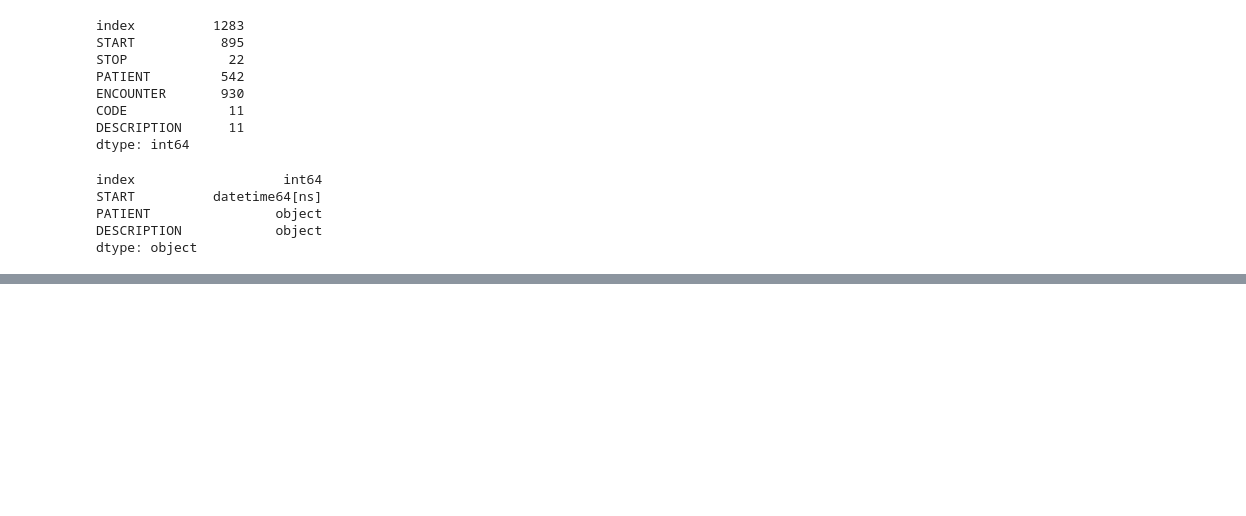
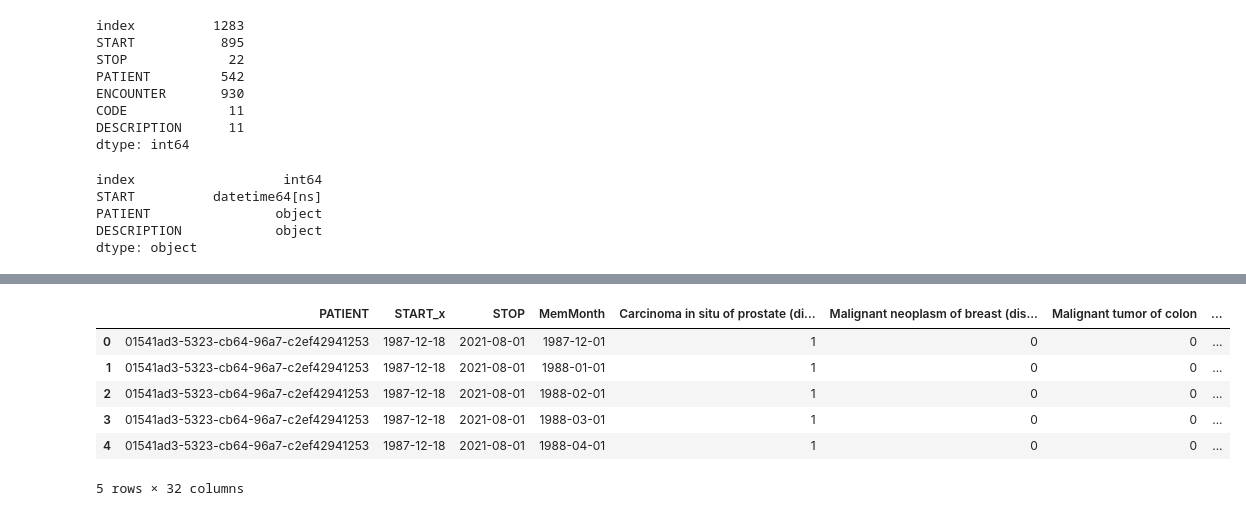
Before and after one commit to wanderer-yh/EHR---Team-6-Project, a Jupyter notebook: Member Month Master Table (Working Copy).ipynb, the cells around one changed output, grey strips where cells are left out. Cells and saved outputs as stored; diff of their text form; code cells hidden in the pictures; blank space fills up the shorter version.

```diff
--- a/Member Month Master Table (Working Copy).ipynb
+++ b/Member Month Master Table (Working Copy).ipynb
@@ -171,0 +284,6 @@ MemMonthsWide.head()
+# %%
+#Dropping duplicates
+chemo_pats = chemo_pats.drop_duplicates()
+# %%
+#Renaming to chemo column
+chemo_pats.rename(columns = {'DESCRIPTION':'CHEMO'}, inplace = True)
@@ -171,0 +299,16 @@ MemMonthsWide.head()
+# %%
+#Joining Chemo Patients to Mem Month Table
+MemMonthsMoreWidest = MemMonthsWidest.merge(chemo_pats, on = ['PATIENT', 'MemMonth'], how = 'left')
+# %%
+#Changeing NaNs to 0s
+MemMonthsMoreWidest.iloc[:, -1] = np.where(MemMonthsMoreWidest.iloc[:, -1].isnull(), 0, 1)
+# %%
+MemMonthsMoreWidest.head()
+# %% [output]
+|  | PATIENT | START_x | STOP | MemMonth | Carcinoma in situ of prostate (di... | Malignant neoplasm of breast (dis... | Malignant tumor of colon | ... |
+| 0 | 01541ad3-5323-cb64-96a7-c2ef42941253 | 1987-12-18 | 2021-08-01 | 1987-12-01 | 1 | 0 | 0 | ... |
+| 1 | 01541ad3-5323-cb64-96a7-c2ef42941253 | 1987-12-18 | 2021-08-01 | 1988-01-01 | 1 | 0 | 0 | ... |
+| 2 | 01541ad3-5323-cb64-96a7-c2ef42941253 | 1987-12-18 | 2021-08-01 | 1988-02-01 | 1 | 0 | 0 | ... |
+| 3 | 01541ad3-5323-cb64-96a7-c2ef42941253 | 1987-12-18 | 2021-08-01 | 1988-03-01 | 1 | 0 | 0 | ... |
+| 4 | 01541ad3-5323-cb64-96a7-c2ef42941253 | 1987-12-18 | 2021-08-01 | 1988-04-01 | 1 | 0 | 0 | ... |
+5 rows × 32 columns
```
Also changed, not shown: parts of 54 cells of this notebook.
